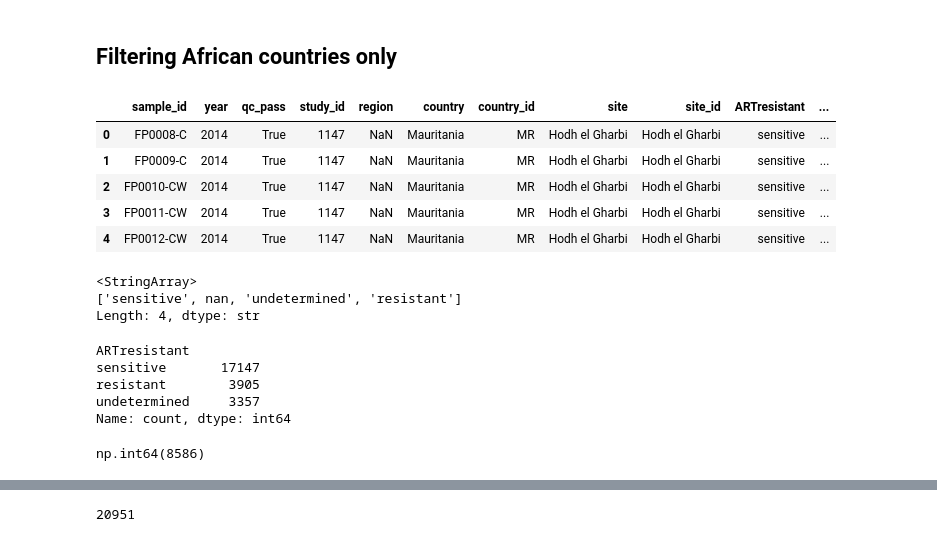
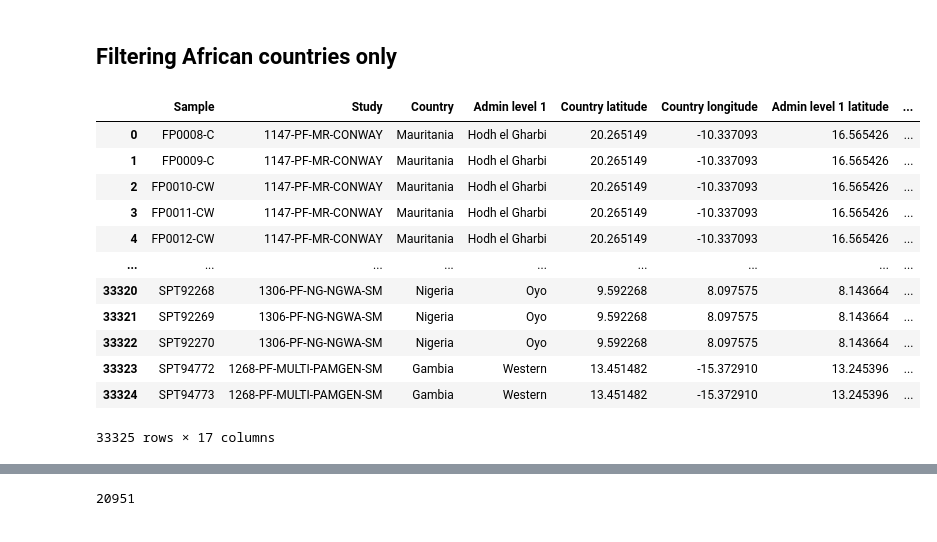
Before and after one commit to solundo7456/Eneza-Data-Science-Residential-training-2026, a Jupyter notebook: project1/scripts/genotype.ipynb, the cells around one changed output, grey strips where cells are left out. Cells and saved outputs as stored; diff of their text form; code cells hidden in the pictures.

```diff
--- a/project1/scripts/genotype.ipynb
+++ b/project1/scripts/genotype.ipynb
@@ -464,32 +462,26 @@ encoded
 # %% [markdown]
 ## Filtering African countries only
 # %%
-# getting metadata
-metadata = pd.read_csv("../data/raw/Pf8-samples.csv")
-metadata.head()
+# loading sample metadata
+metadata = pd.read_csv(
+    "../data/raw/Pf8_samples (1).txt",
+    sep="\t",
+    engine="python"
+)
-# %% [output]
-|  | sample_id | year | qc_pass | study_id | region | country | country_id | site | site_id | ARTresistant | ... |
-| 0 | FP0008-C | 2014 | True | 1147 | NaN | Mauritania | MR | Hodh el Gharbi | Hodh el Gharbi | sensitive | ... |
-| 1 | FP0009-C | 2014 | True | 1147 | NaN | Mauritania | MR | Hodh el Gharbi | Hodh el Gharbi | sensitive | ... |
-| 2 | FP0010-CW | 2014 | True | 1147 | NaN | Mauritania | MR | Hodh el Gharbi | Hodh el Gharbi | sensitive | ... |
-| 3 | FP0011-CW | 2014 | True | 1147 | NaN | Mauritania | MR | Hodh el Gharbi | Hodh el Gharbi | sensitive | ... |
-| 4 | FP0012-CW | 2014 | True | 1147 | NaN | Mauritania | MR | Hodh el Gharbi | Hodh el Gharbi | sensitive | ... |
-# %%
-metadata['ARTresistant'].unique()
-# %% [output]
-<StringArray>
-['sensitive', nan, 'undetermined', 'resistant']
-Length: 4, dtype: str
-# %%
-metadata['ARTresistant'].value_counts()
-# %% [output]
-ARTresistant
-sensitive       17147
-resistant        3905
-undetermined     3357
-Name: count, dtype: int64
-# %%
-metadata['ARTresistant'].isna().sum()
-# %% [output]
-np.int64(8586)
+# %%
+metadata
+# %% [output]
+|  | Sample | Study | Country | Admin level 1 | Country latitude | Country longitude | Admin level 1 latitude | ... |
+| 0 | FP0008-C | 1147-PF-MR-CONWAY | Mauritania | Hodh el Gharbi | 20.265149 | -10.337093 | 16.565426 | ... |
+| 1 | FP0009-C | 1147-PF-MR-CONWAY | Mauritania | Hodh el Gharbi | 20.265149 | -10.337093 | 16.565426 | ... |
+| 2 | FP0010-CW | 1147-PF-MR-CONWAY | Mauritania | Hodh el Gharbi | 20.265149 | -10.337093 | 16.565426 | ... |
+| 3 | FP0011-CW | 1147-PF-MR-CONWAY | Mauritania | Hodh el Gharbi | 20.265149 | -10.337093 | 16.565426 | ... |
+| 4 | FP0012-CW | 1147-PF-MR-CONWAY | Mauritania | Hodh el Gharbi | 20.265149 | -10.337093 | 16.565426 | ... |
+| ... | ... | ... | ... | ... | ... | ... | ... | ... |
+| 33320 | SPT92268 | 1306-PF-NG-NGWA-SM | Nigeria | Oyo | 9.592268 | 8.097575 | 8.143664 | ... |
+| 33321 | SPT92269 | 1306-PF-NG-NGWA-SM | Nigeria | Oyo | 9.592268 | 8.097575 | 8.143664 | ... |
+| 33322 | SPT92270 | 1306-PF-NG-NGWA-SM | Nigeria | Oyo | 9.592268 | 8.097575 | 8.143664 | ... |
+| 33323 | SPT94772 | 1268-PF-MULTI-PAMGEN-SM | Gambia | Western | 13.451482 | -15.372910 | 13.245396 | ... |
+| 33324 | SPT94773 | 1268-PF-MULTI-PAMGEN-SM | Gambia | Western | 13.451482 | -15.372910 | 13.245396 | ... |
+33325 rows × 17 columns
 # %%
```
Also changed, not shown: parts of 12 cells of this notebook, 4 other files.
